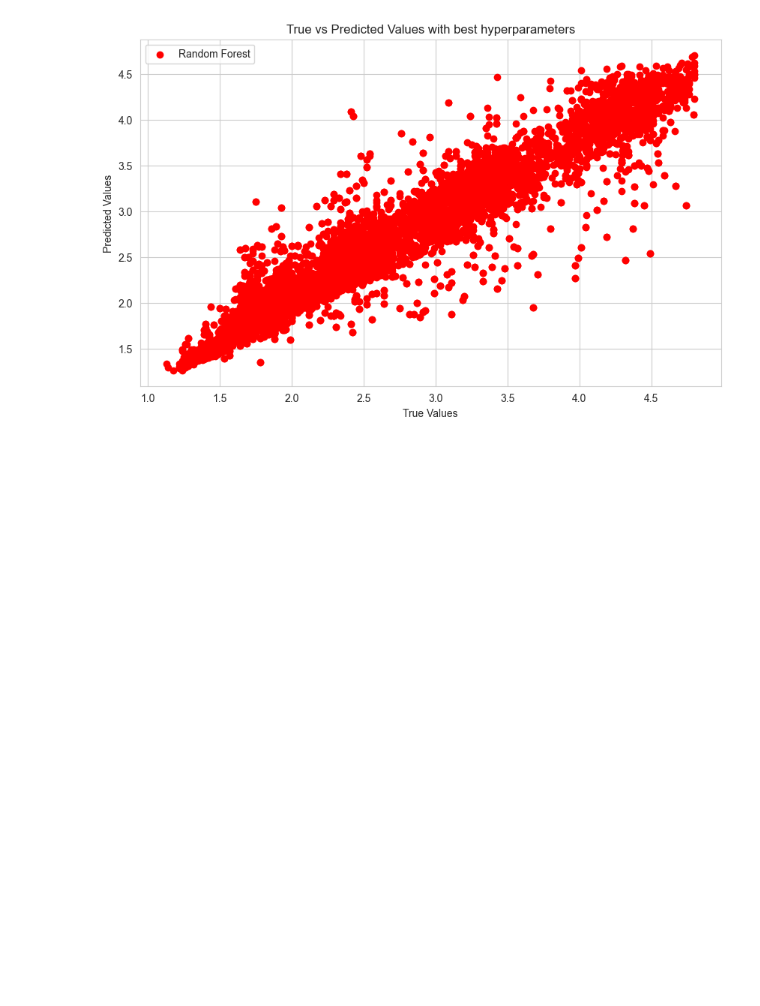
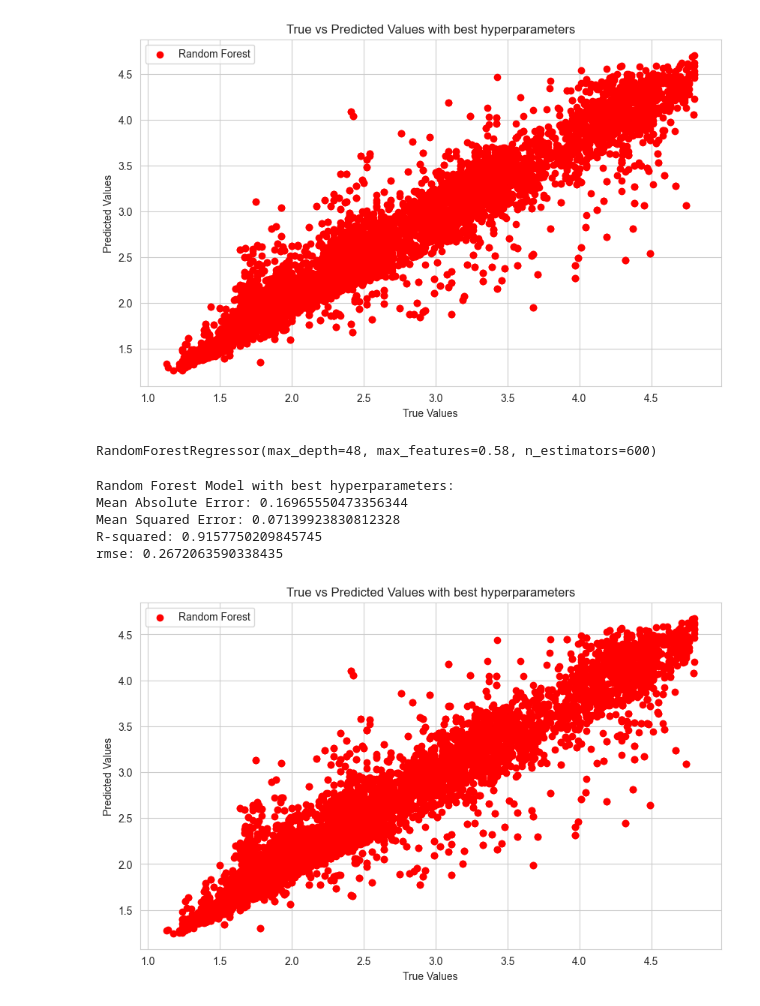
Before and after one commit to zazou-git86/MOS_QOE_Selenium, a Jupyter notebook: MOS_QOE_Selenium.ipynb, the cells around one changed output. Drawn from its saved outputs; the diff is of its cells as text; code cells hidden in the pictures; blank space fills up the shorter version.

Commit message:
Comparaison avec papier

```diff
--- a/MOS_QOE_Selenium.ipynb
+++ b/MOS_QOE_Selenium.ipynb
@@ -550,3 +550,35 @@ Mean Squared Error: 0.07088674351546381
 R-squared: 0.9163795773381169
 rmse: 0.2662456450638467
 [figure]
+# %%
+#Comparaison with paper
+X = data[['delay_log', 'bitrate_log', 'throughput_jitter', 'delay_jitter','loss_rate', ]]
+y = data['mos']
+X_train, X_test, y_train, y_test = train_test_split(X, y, test_size=0.2, random_state=42)
+rf_best_paper = RandomForestRegressor(n_estimators=600, max_depth=48, max_features=0.58)
+rf_best_paper.fit(X_train, y_train)
+# %% [output]
+RandomForestRegressor(max_depth=48, max_features=0.58, n_estimators=600)
+# %%
+#Evaluate the model
+y_pred_rf_best_paper = rf_best_paper.predict(X_test)
+print("Random Forest Model with best hyperparameters:")
+print("Mean Absolute Error:", mean_absolute_error(y_test, y_pred_rf_best_paper))
+print("Mean Squared Error:", mean_squared_error(y_test, y_pred_rf_best_paper))
+print("R-squared:", r2_score(y_test, y_pred_rf_best_paper))
+print("rmse:", np.sqrt(mean_squared_error(y_test, y_pred_rf_best_paper)))
+# Plotting the predictions
+plt.figure(figsize=(10, 6))
+plt.scatter(y_test, y_pred_rf_best_paper, color='red', label='Random Forest')
+plt.xlabel('True Values')
+plt.ylabel('Predicted Values')
+plt.title('True vs Predicted Values with best hyperparameters')
+plt.legend()
+plt.show()
+# %% [output]
+Random Forest Model with best hyperparameters:
+Mean Absolute Error: 0.16965550473356344
+Mean Squared Error: 0.07139923830812328
+R-squared: 0.9157750209845745
+rmse: 0.2672063590338435
+[figure, added]
```
